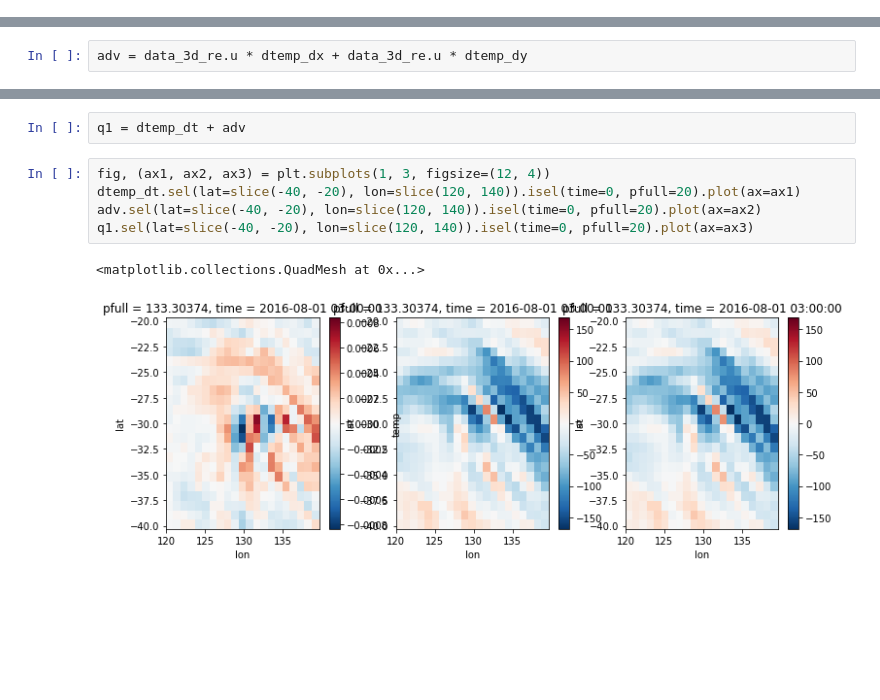
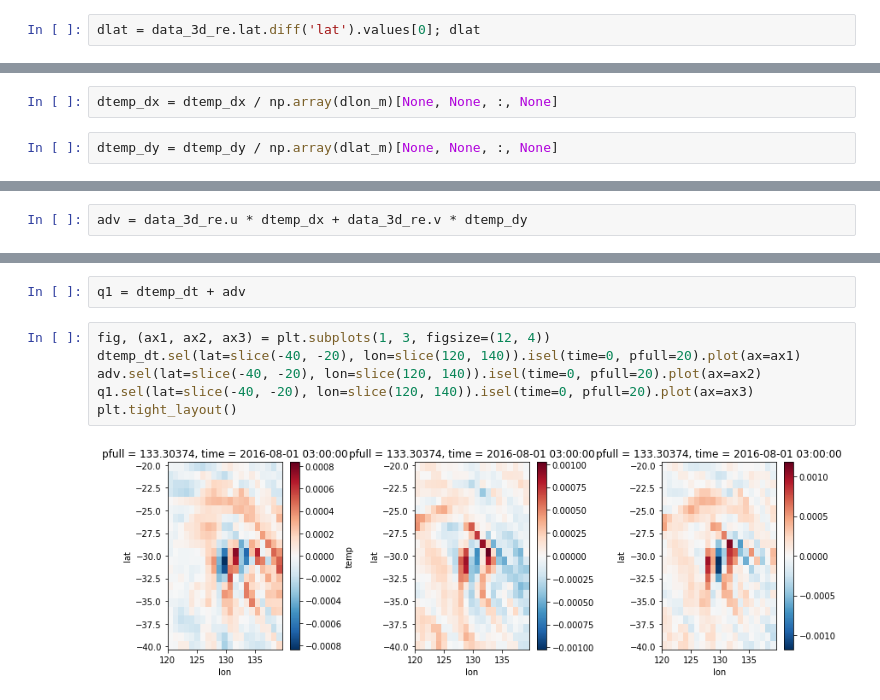
Before and after one commit to ai2cm/fv3net, a Jupyter notebook: notebooks/Stephans-Notebooks/2.1-Compute-Q1-Q2.ipynb, the cells around one changed output, grey strips where cells are left out. Saved outputs shown, nothing was run; the diff lists cells and outputs as text; blank space fills up the shorter version.

```diff
--- a/notebooks/Stephans-Notebooks/2.1-Compute-Q1-Q2.ipynb
+++ b/notebooks/Stephans-Notebooks/2.1-Compute-Q1-Q2.ipynb
@@ -128,3 +111,5 @@ Coordinates:
   * lon      (lon) float64 0.4688 1.406 2.344 3.281 ... 356.7 357.7 358.6 359.5
 # %%
 from geopy import distance
+# %%
+dlat = data_3d_re.lat.diff('lat').values[0]; dlat
@@ -153,0 +165,4 @@ dtemp_dy = data_3d_re.temp.differentiate('lat', 2)
+# %%
+dtemp_dx = dtemp_dx / np.array(dlon_m)[None, None, :, None]
+# %%
+dtemp_dy = dtemp_dy / np.array(dlat_m)[None, None, :, None]
@@ -154,5 +171,5 @@ dtemp_dy = data_3d_re.temp.differentiate('lat', 2)
 # %%
-adv = data_3d_re.u * dtemp_dx + data_3d_re.u * dtemp_dy
+adv = data_3d_re.u * dtemp_dx + data_3d_re.v * dtemp_dy
 # %%
 fig, axs = plt.subplots(3, 2, figsize=(10, 10))
 data_3d_re.temp.sel(lat=slice(-40, -20), lon=slice(120, 140)).isel(time=0, pfull=20).plot(ax=axs[0, 0])
@@ -171,8 +188,8 @@ q1 = dtemp_dt + adv
 # %%
 fig, (ax1, ax2, ax3) = plt.subplots(1, 3, figsize=(12, 4))
 dtemp_dt.sel(lat=slice(-40, -20), lon=slice(120, 140)).isel(time=0, pfull=20).plot(ax=ax1)
 adv.sel(lat=slice(-40, -20), lon=slice(120, 140)).isel(time=0, pfull=20).plot(ax=ax2)
 q1.sel(lat=slice(-40, -20), lon=slice(120, 140)).isel(time=0, pfull=20).plot(ax=ax3)
+plt.tight_layout()
 # %% [output]
-<matplotlib.collections.QuadMesh at 0x...>
-[figure, old version]
+[figure, new version]
```
Also changed, not shown: parts of 25 cells of this notebook.
